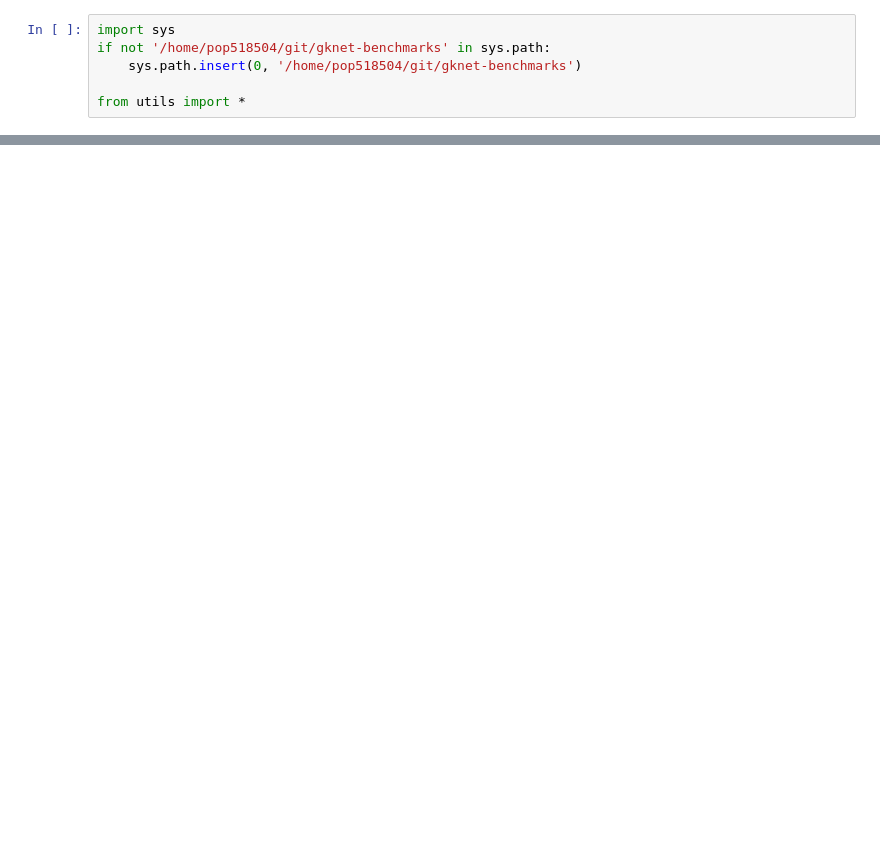
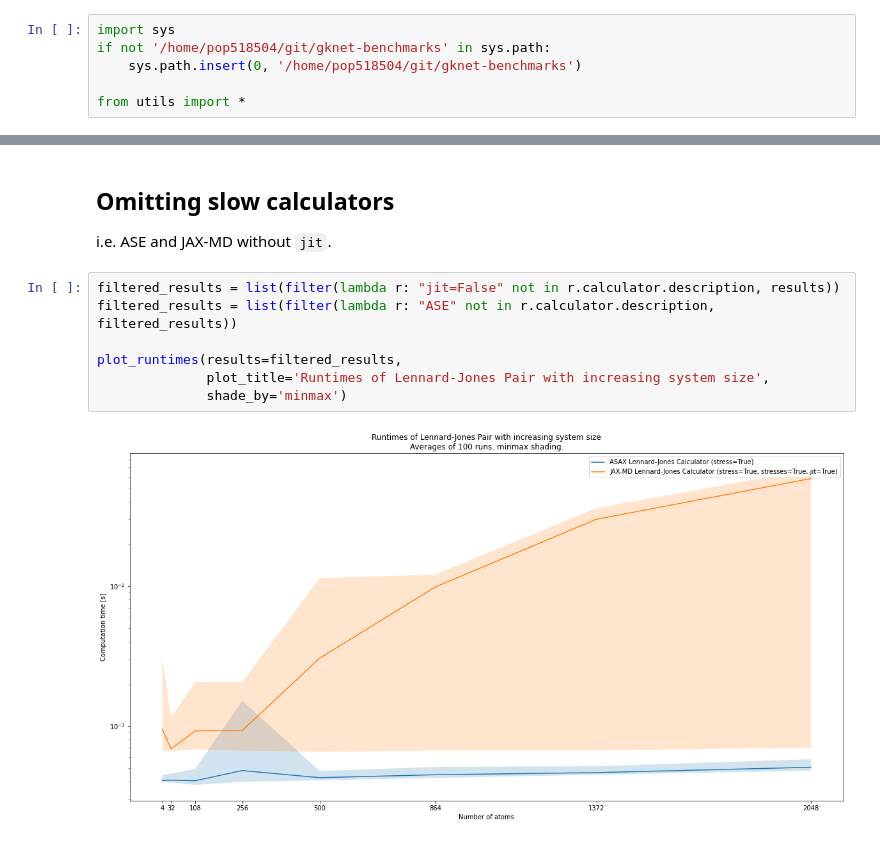
Before and after one commit to fabiannagel/gknet-benchmarks, a Jupyter notebook: misc/Result visualizations.ipynb, the cells around one changed output, grey strips where cells are left out. Drawn from its saved outputs; the diff is of its cells as text; blank space fills up the shorter version.

```diff
--- a/misc/Result visualizations.ipynb
+++ b/misc/Result visualizations.ipynb
@@ -24,0 +17,13 @@ plot_runtimes(results=results,
+# %% [markdown]
+## Omitting slow calculators
+
+i.e. ASE and JAX-MD without `jit`.
+# %%
+filtered_results = list(filter(lambda r: "jit=False" not in r.calculator.description, results))
+filtered_results = list(filter(lambda r: "ASE" not in r.calculator.description, filtered_results))
+
+plot_runtimes(results=filtered_results,
+              plot_title='Runtimes of Lennard-Jones Pair with increasing system size',
+              shade_by='minmax')
+# %% [output]
+[figure, added]
```
Also changed, not shown: parts of 6 cells of this notebook, 4 other files.
